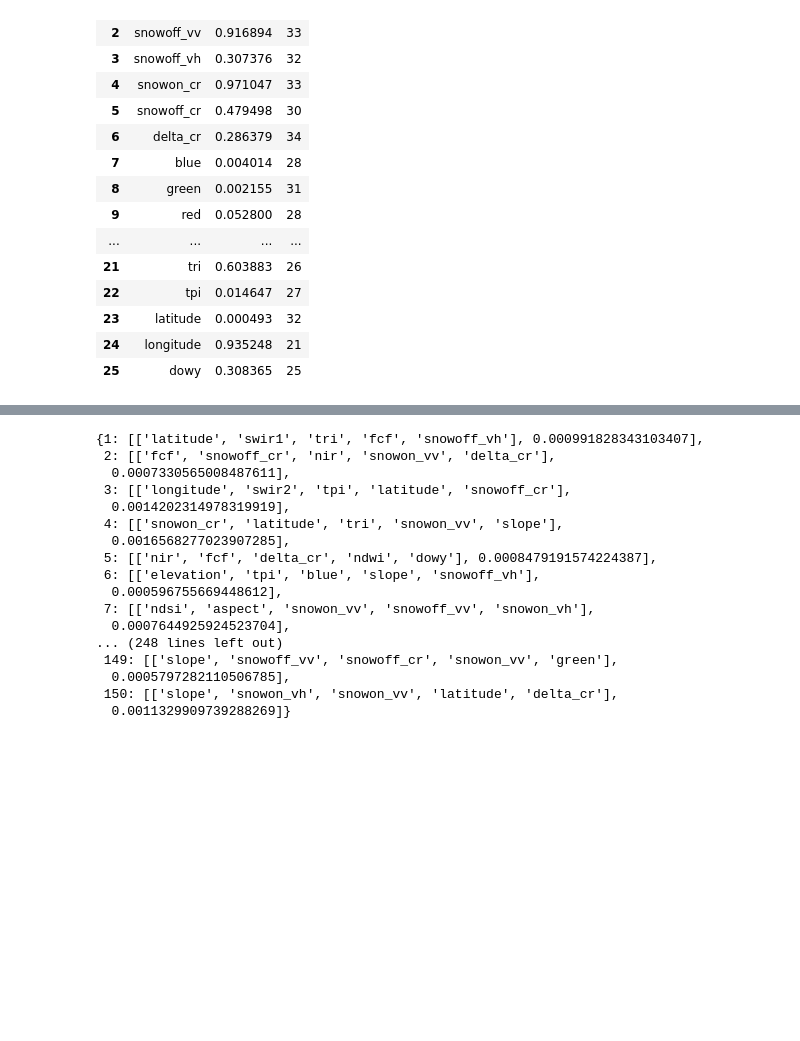
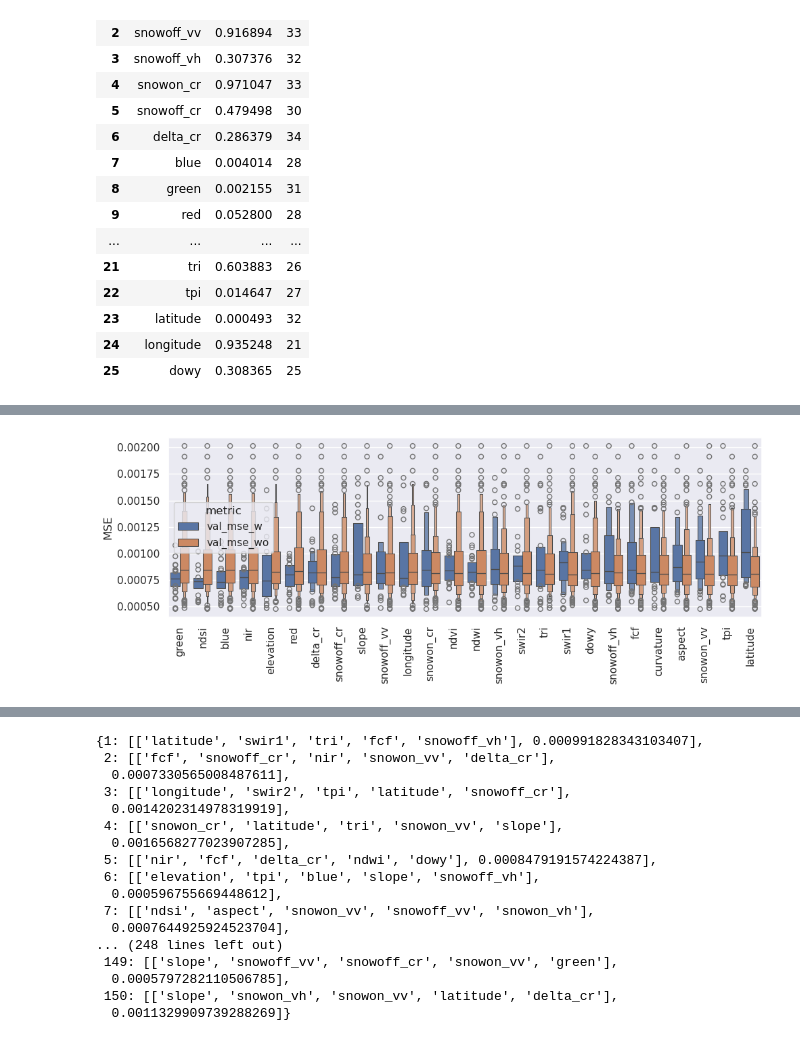
Before and after one commit to geo-smart/deep-snow, a Jupyter notebook: notebooks/train_val_test/check_pickle_montecarlo.ipynb, the cells around one changed output, grey strips where cells are left out. Cells and saved outputs as stored; diff of their text form; code cells hidden in the pictures; blank space fills up the shorter version.

```diff
--- a/notebooks/train_val_test/check_pickle_montecarlo.ipynb
+++ b/notebooks/train_val_test/check_pickle_montecarlo.ipynb
@@ -133,2 +195,21 @@ plt.tight_layout()
+# %%
+# Create subplots
+f, ax = plt.subplots(nrows=1, ncols=1, figsize=(10, 4))
+
+# # Custom colors for each metric
+# palette = {'val_mse_w': 'sandybrown', 'val_mse_wo': 'gray'}
+
+# Swarm plot
+sns.boxenplot(x='channel', y='value', hue='metric', data=df_melted, order=sorted_columns, ax=ax)
+ax.set_ylabel('MSE')
+ax.set_xlabel('')
+ax.tick_params(axis='x', rotation=90)
+ax.set_ylim(None, None)
+
+# Adjust layout
+plt.tight_layout()
+plt.show()
+# %% [output]
+[figure, added]
 # %%
 # Set the position of the bars on the x-axis
```
Also changed, not shown: parts of 9 cells of this notebook, 7 other files.
